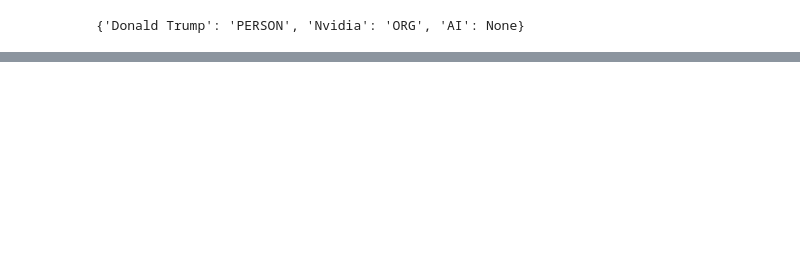
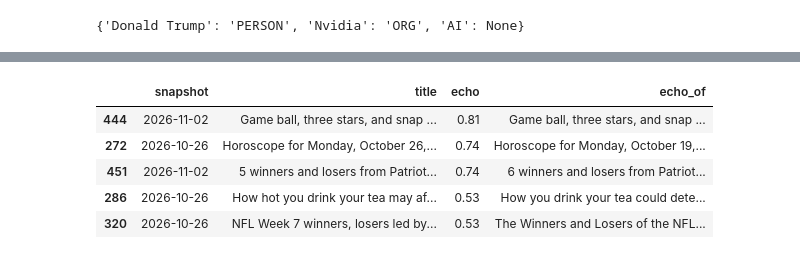
Before and after one commit to shruti23-ui/Newsapp_eas503, a Jupyter notebook: Buffalo_Times.ipynb, the cells around one changed output, grey strips where cells are left out. Cells and saved outputs as stored; diff of their text form; code cells hidden in the pictures; blank space fills up the shorter version.

```diff
--- a/Buffalo_Times.ipynb
+++ b/Buffalo_Times.ipynb
@@ -338,0 +146,9 @@ Add `NEWS_API_KEY`, `GEMINI_API_KEY`, `TAVILY_API_KEY` and `ELEVENLABS_API_KEY`
+# %%
+echo.sort_values("echo", ascending=False)[["snapshot", "title", "echo", "echo_of"]].head(5).round(2)
+# %% [output]
+|  | snapshot | title | echo | echo_of |
+| 444 | 2026-11-02 | Game ball, three stars, and snap ... | 0.81 | Game ball, three stars, and snap ... |
+| 272 | 2026-10-26 | Horoscope for Monday, October 26,... | 0.74 | Horoscope for Monday, October 19,... |
+| 451 | 2026-11-02 | 5 winners and losers from Patriot... | 0.74 | 6 winners and losers from Patriot... |
+| 286 | 2026-10-26 | How hot you drink your tea may af... | 0.53 | How you drink your tea could dete... |
+| 320 | 2026-10-26 | NFL Week 7 winners, losers led by... | 0.53 | The Winners and Losers of the NFL... |
```
Also changed, not shown: parts of 54 cells of this notebook, 3 other files.
